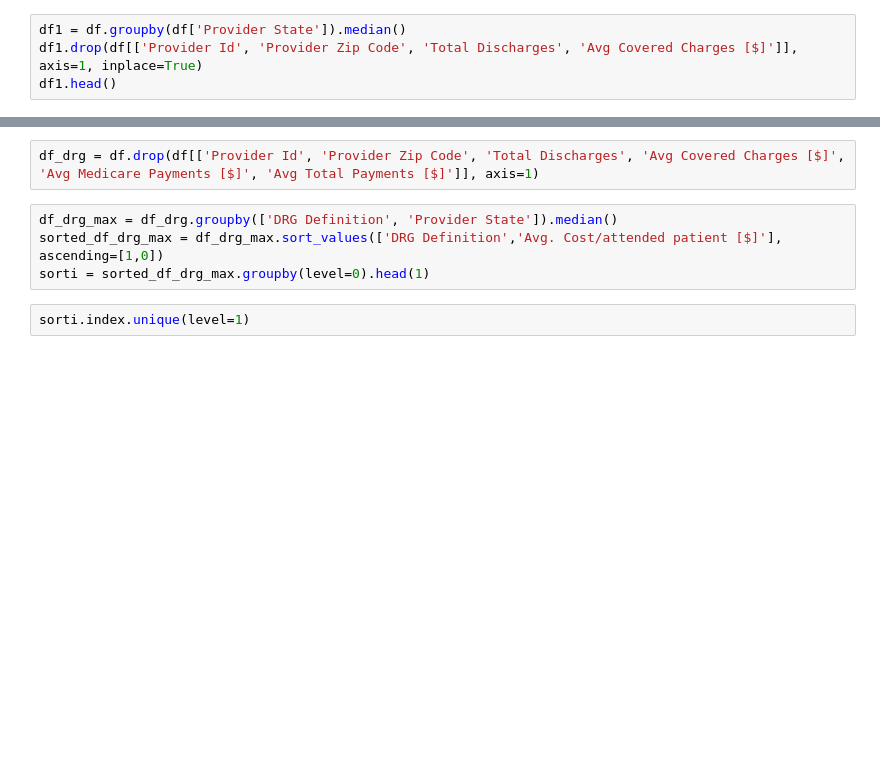
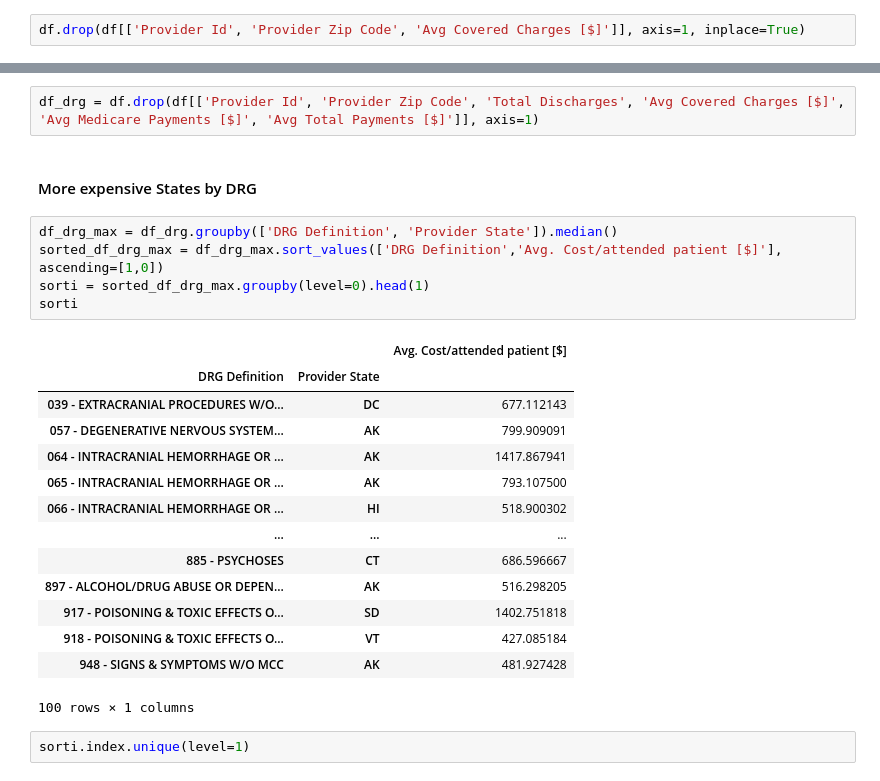
Before and after one commit to isabelyb/hospital_charges_USA, a Jupyter notebook: charges_hospital_USA.ipynb, the cells around one changed output, grey strips where cells are left out. Saved outputs shown, nothing was run; the diff lists cells and outputs as text; blank space fills up the shorter version.

```diff
--- a/charges_hospital_USA.ipynb
+++ b/charges_hospital_USA.ipynb
@@ -71,6 +72,4 @@ The best variable to compare is **Average Total Payments** instead of **Average
 
 But...
 # %%
-df1 = df.groupby(df['Provider State']).median()
-df1.drop(df[['Provider Id',	'Provider Zip Code', 'Total Discharges', 'Avg Covered Charges [$]']], axis=1, inplace=True)
-df1.head()
+df.drop(df[['Provider Id', 'Provider Zip Code', 'Avg Covered Charges [$]']], axis=1, inplace=True)
@@ -99,10 +109,28 @@ by_patient = sort_by_patients.plot_bokeh.bar(figsize=(1200,400), y='Avg. Cost/at
 [interactive output not drawn]
 # %%
 df_drg = df.drop(df[['Provider Id',	'Provider Zip Code', 'Total Discharges', 'Avg Covered Charges [$]', 'Avg Medicare Payments [$]', 'Avg Total Payments [$]']], axis=1)
+# %% [markdown]
+#### More expensive States by DRG
 # %%
 df_drg_max = df_drg.groupby(['DRG Definition', 'Provider State']).median()
 sorted_df_drg_max = df_drg_max.sort_values(['DRG Definition','Avg. Cost/attended patient [$]'], ascending=[1,0])
 sorti = sorted_df_drg_max.groupby(level=0).head(1)
+sorti
+# %% [output]
+|  |  | Avg. Cost/attended patient [$] |
+| DRG Definition | Provider State |  |
+| 039 - EXTRACRANIAL PROCEDURES W/O... | DC | 677.112143 |
+| 057 - DEGENERATIVE NERVOUS SYSTEM... | AK | 799.909091 |
+| 064 - INTRACRANIAL HEMORRHAGE OR ... | AK | 1417.867941 |
+| 065 - INTRACRANIAL HEMORRHAGE OR ... | AK | 793.107500 |
+| 066 - INTRACRANIAL HEMORRHAGE OR ... | HI | 518.900302 |
+| ... | ... | ... |
+| 885 - PSYCHOSES | CT | 686.596667 |
+| 897 - ALCOHOL/DRUG ABUSE OR DEPEN... | AK | 516.298205 |
+| 917 - POISONING & TOXIC EFFECTS O... | SD | 1402.751818 |
+| 918 - POISONING & TOXIC EFFECTS O... | VT | 427.085184 |
+| 948 - SIGNS & SYMPTOMS W/O MCC | AK | 481.927428 |
+100 rows × 1 columns
 # %%
 sorti.index.unique(level=1)
 # %% [output]
```
Also changed, not shown: parts of 22 cells of this notebook, 3 other files.
